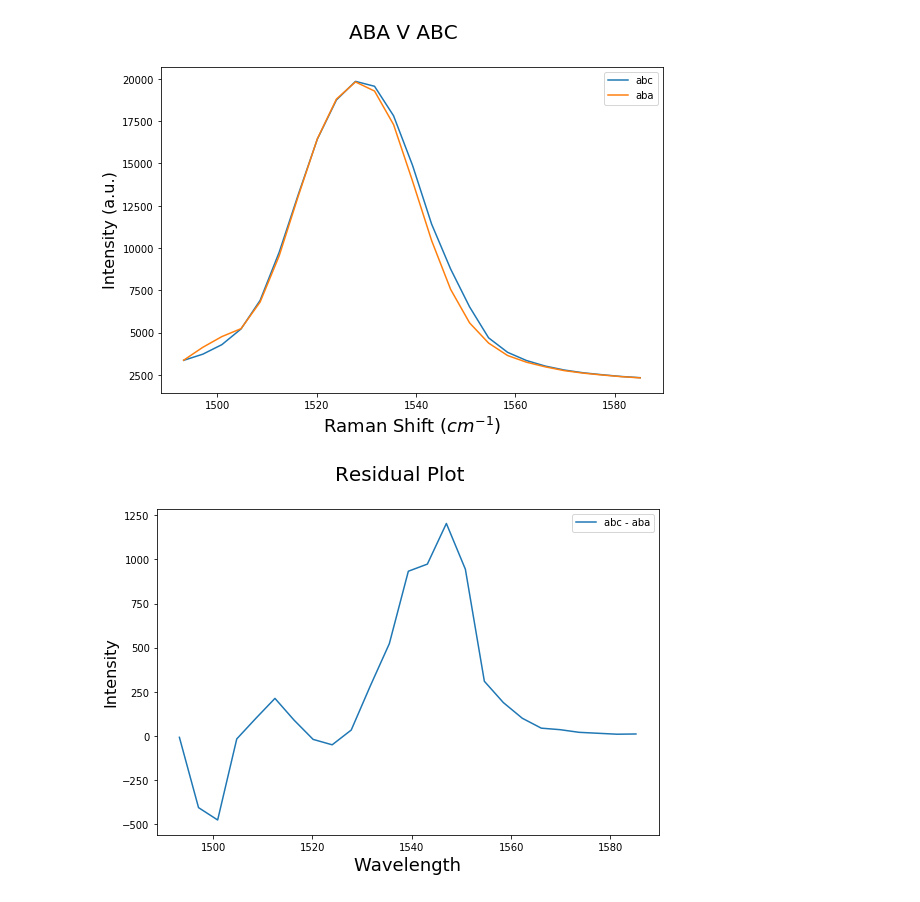
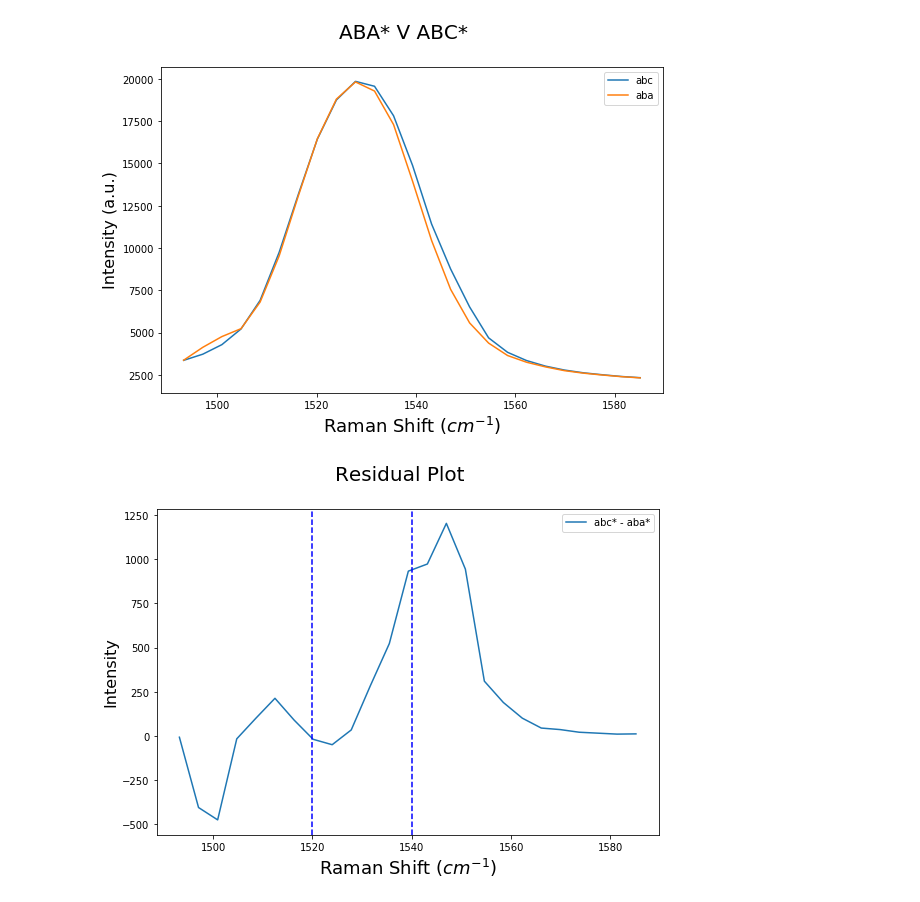
Before and after one commit to Yi-J-Zhu/ULAB, a Jupyter notebook: Raman.ipynb, the cells around one changed output. Cells and saved outputs as stored; diff of their text form; code cells hidden in the pictures.

Commit message:
add vert lines, add *

```diff
--- a/Raman.ipynb
+++ b/Raman.ipynb
@@ -93,26 +105,33 @@ fig = plt.figure()
 plt.plot(avg_abc[0][minIndex:maxIndex], avg_abc[2][minIndex:maxIndex], label='abc')
 plt.plot(avg_aba[0][minIndex:maxIndex], avg_aba[2][minIndex:maxIndex], label='aba')
 
-fig.suptitle('ABA V ABC', fontsize=20)
+#plt.axvline(1520, color='b', linestyle='--')
+#plt.axvline(1540, color='b', linestyle='--')
+
+fig.suptitle('ABA* V ABC*', fontsize=20)
 plt.xlabel('Raman Shift ($cm^{-1}$)', fontsize=18)
 plt.ylabel('Intensity (a.u.)', fontsize=16)
 plt.legend()
 
 fig.set_size_inches(9,6)
-fig.savefig('zoomed_aba_abc.jpg', dpi=300)
+#fig.savefig('zoomed_aba_abc.jpg', dpi=300)
 # %% [output]
-[figure, old version]
+[figure, new version]
 # %%
 diff = avg_abc[2] - avg_aba[2]
 
 fig = plt.figure()
-plt.plot(avg_aba[0][minIndex:maxIndex], diff[minIndex:maxIndex], label='abc - aba')
+plt.plot(avg_aba[0][minIndex:maxIndex], diff[minIndex:maxIndex], label='abc* - aba*')
+
+plt.axvline(1520, color='b', linestyle='--')
+plt.axvline(1540, color='b', linestyle='--')
+
 fig.suptitle('Residual Plot', fontsize=20)
-plt.xlabel('Wavelength', fontsize=18)
+plt.xlabel('Raman Shift ($cm^{-1}$)', fontsize=18)
 plt.ylabel('Intensity', fontsize=16)
 plt.legend()
 
 fig.set_size_inches(9,6)
-fig.savefig('aba_abc_resid.jpg', dpi = 300)
+#fig.savefig('zoomed_aba_abc_resid_vert_lines.jpg', dpi = 300)
 # %% [output]
-[figure, old version]
+[figure, new version]
```
Also changed, not shown: parts of 4 cells of this notebook, 13 other files.
